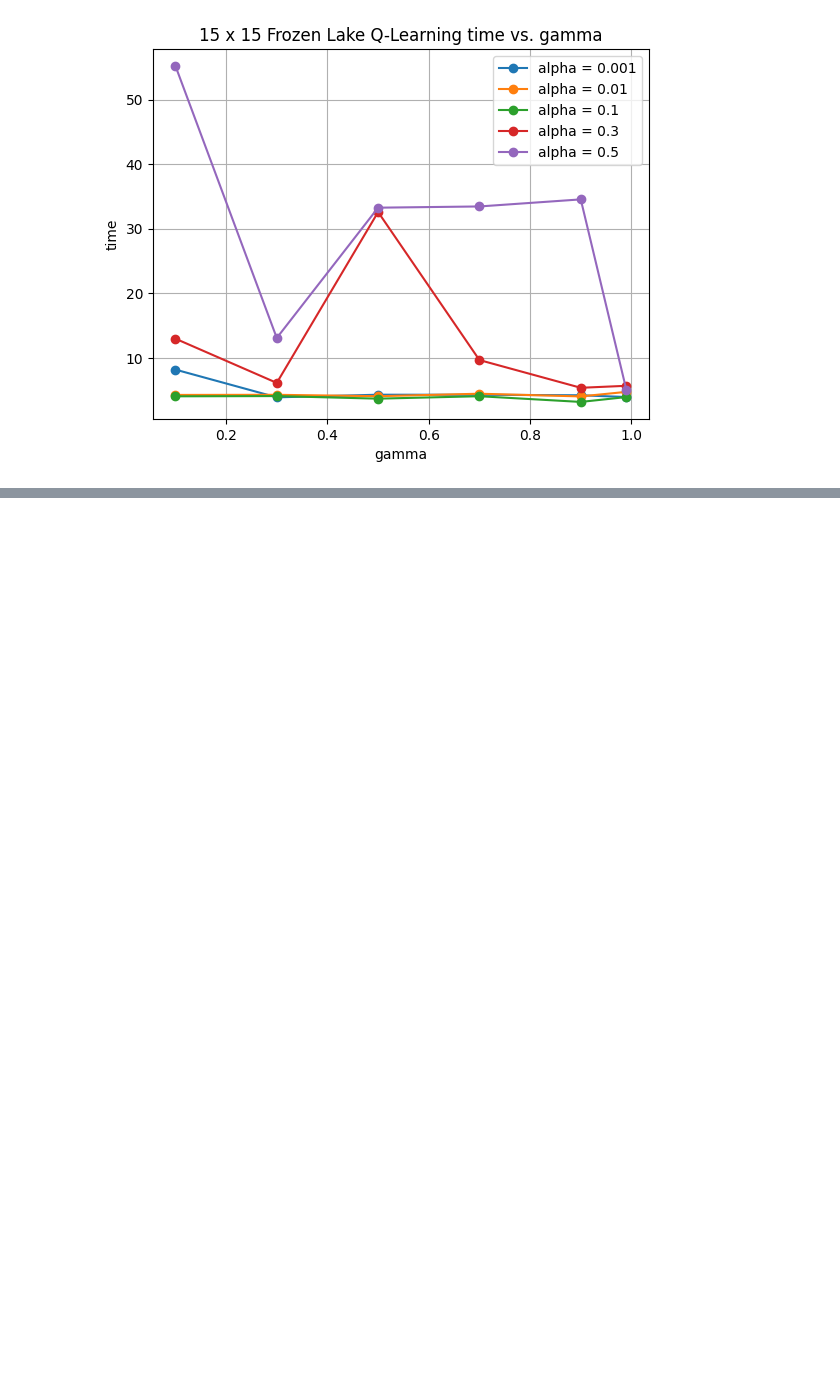
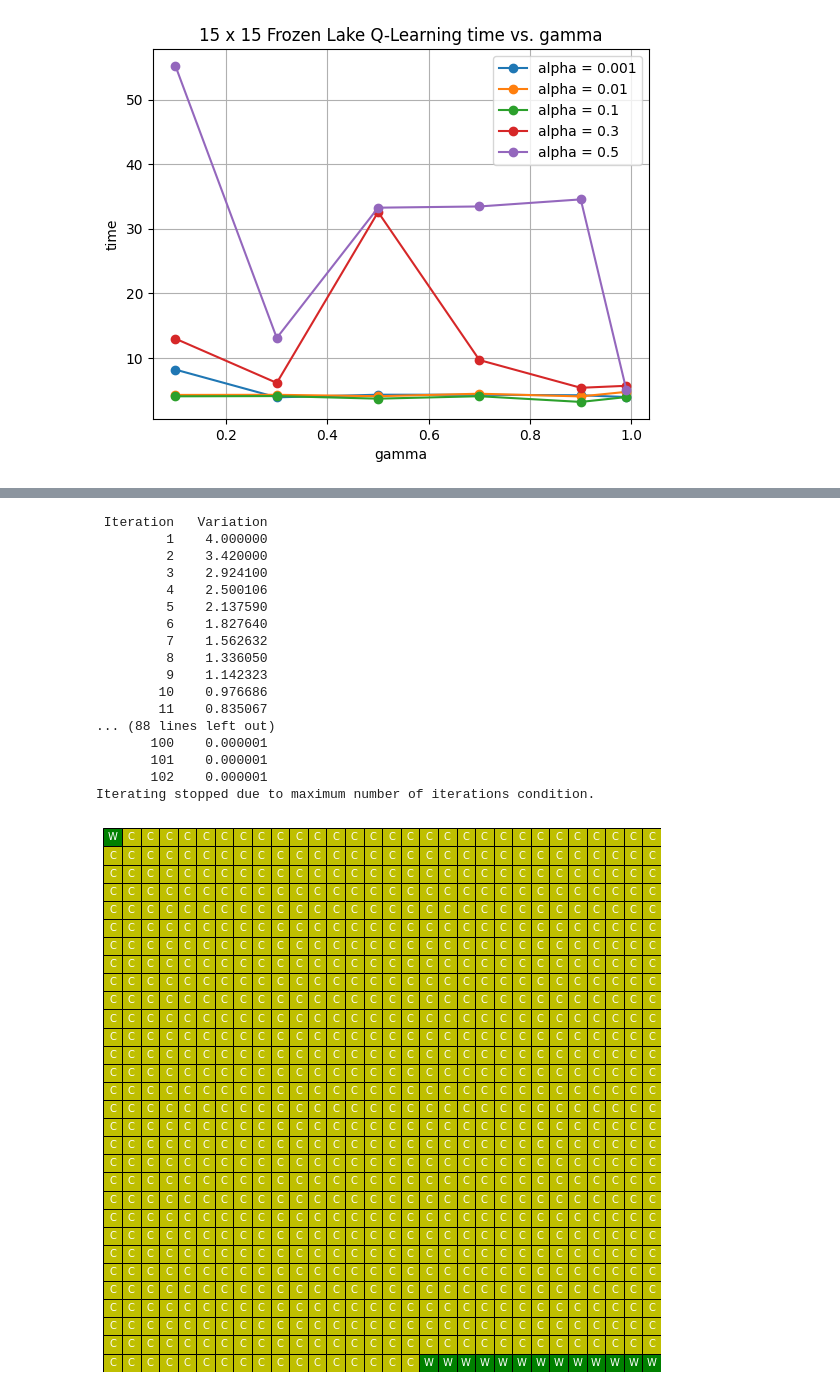
Before and after one commit to jay-kj-woo/CS7641, a Jupyter notebook: CS7641_MarkovDecisionProcesses.ipynb, the cells around one changed output, grey strips where cells are left out. Cells and saved outputs as stored; diff of their text form; code cells hidden in the pictures; blank space fills up the shorter version.

```diff
--- a/CS7641_MarkovDecisionProcesses.ipynb
+++ b/CS7641_MarkovDecisionProcesses.ipynb
@@ -1168,0 +1335,28 @@ plt.show()
+# %%
+colors = {
+    0: 'g',
+    1: 'y'
+}
+
+labels = {
+    0: 'W',
+    1: 'C',
+}
+
+def plot_forest(policy, row, col):
+
+    policy = np.array(list(policy)).reshape(row,col)
+
+    fig = plt.figure(figsize=(10,10))
+    ax = fig.add_subplot(111, xlim=(-.01, col+0.01), ylim = (-.01, row+0.01))
+
+    for i in range(row):
+        for j in range(col):
+            y = 29 - i
+            x = j
+            p = plt.Rectangle([x, y], 1, 1, linewidth=1, edgecolor='k')
+            p.set_facecolor(colors[policy[i,j]])
+            ax.add_patch(p)
+
+            ax.text(x+0.5, y+0.5, labels[policy[i, j]], horizontalalignment='center', size=10, verticalalignment='center', color='w')
+    ax.axis('off')
@@ -1168,0 +1448,26 @@ plt.show()
+# %%
+P, R = mdptoolbox.example.forest(S=900)
+vi = hiive.mdptoolbox.mdp.ValueIteration(P, R,  gamma = 0.95, epsilon = 0.00001, max_iter = 5000)
+vi.setVerbose()
+vi.run()
+
+plot_forest(np.array(vi.policy), row = 30, col = 30)
+# %% [output]
+ Iteration   Variation
+         1    4.000000
+         2    3.420000
+         3    2.924100
+         4    2.500106
+         5    2.137590
+         6    1.827640
+         7    1.562632
+         8    1.336050
+         9    1.142323
+        10    0.976686
+        11    0.835067
+... (88 lines left out)
+       100    0.000001
+       101    0.000001
+       102    0.000001
+Iterating stopped due to maximum number of iterations condition.
+[figure, added]
```
Also changed, not shown: parts of 28 cells of this notebook.
